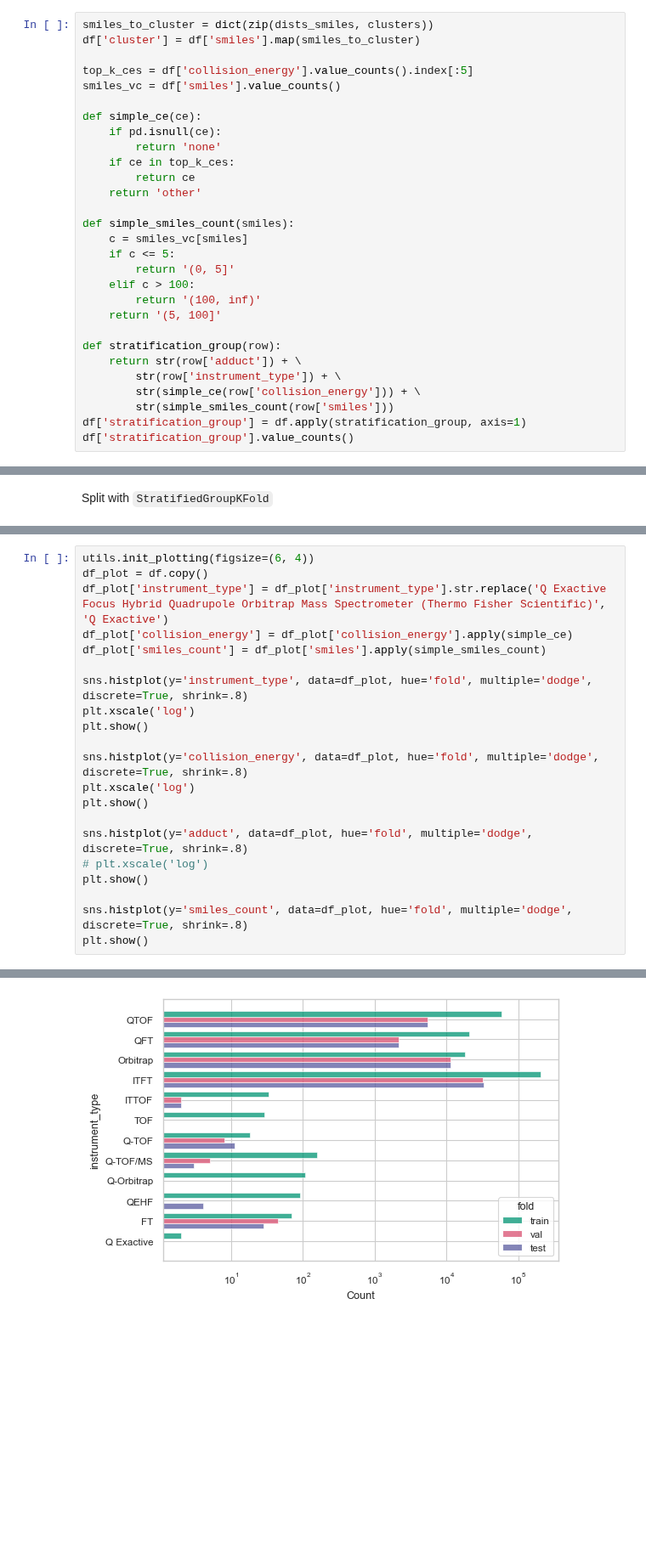
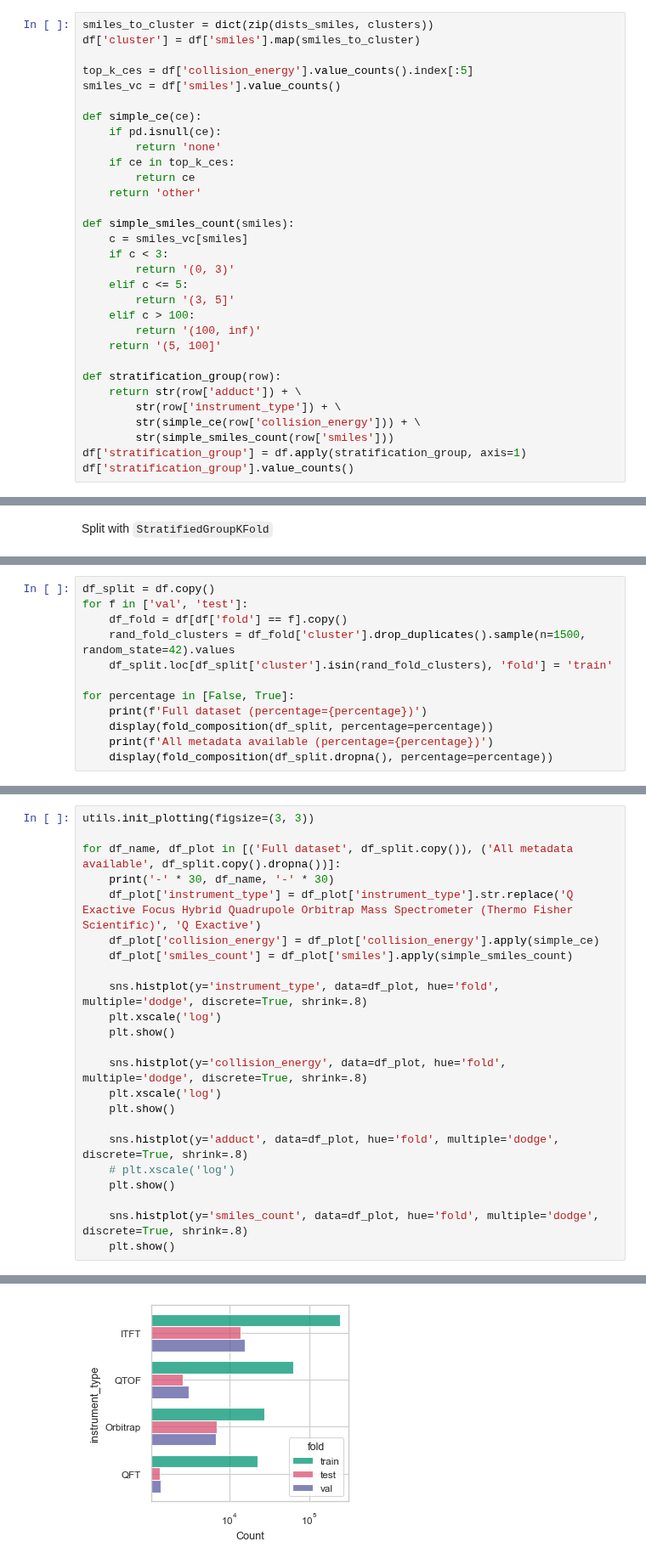
Before and after one commit to pluskal-lab/MassSpecGym, a Jupyter notebook: notebooks/split.ipynb, the cells around one changed output, grey strips where cells are left out. Shown at 85% size. Saved outputs shown, nothing was run; the diff lists cells and outputs as text; blank space fills up the shorter version.

```diff
--- a/notebooks/split.ipynb
+++ b/notebooks/split.ipynb
@@ -102,8 +102,10 @@ def simple_ce(ce):
 
 def simple_smiles_count(smiles):
     c = smiles_vc[smiles]
-    if c <= 5:
-        return '(0, 5]'
+    if c < 3:
+        return '(0, 3)'
+    elif c <= 5:
+        return '(3, 5]'
     elif c > 100:
         return '(100, inf)'
     return '(5, 100]'
@@ -174,0 +226,12 @@ df.groupby(['fold']).agg({'smiles': 'nunique', 'identifier': 'nunique'})
+# %%
+df_split = df.copy()
+for f in ['val', 'test']:
+    df_fold = df[df['fold'] == f].copy()
+    rand_fold_clusters = df_fold['cluster'].drop_duplicates().sample(n=1500, random_state=42).values
+    df_split.loc[df_split['cluster'].isin(rand_fold_clusters), 'fold'] = 'train'
+
+for percentage in [False, True]:
+    print(f'Full dataset (percentage={percentage})')
+    display(fold_composition(df_split, percentage=percentage))
+    print(f'All metadata available (percentage={percentage})')
+    display(fold_composition(df_split.dropna(), percentage=percentage))
@@ -175,22 +263,24 @@ df.groupby(['fold']).agg({'smiles': 'nunique', 'identifier': 'nunique'})
 # %%
-utils.init_plotting(figsize=(6, 4))
-df_plot = df.copy()
-df_plot['instrument_type'] = df_plot['instrument_type'].str.replace('Q Exactive Focus Hybrid Quadrupole Orbitrap Mass Spectrometer (Thermo Fisher Scientific)', 'Q Exactive')
-df_plot['collision_energy'] = df_plot['collision_energy'].apply(simple_ce)
-df_plot['smiles_count'] = df_plot['smiles'].apply(simple_smiles_count)
+utils.init_plotting(figsize=(3, 3))
 
-sns.histplot(y='instrument_type', data=df_plot, hue='fold', multiple='dodge', discrete=True, shrink=.8)
-plt.xscale('log')
-plt.show()
+for df_name, df_plot in [('Full dataset', df_split.copy()), ('All metadata available', df_split.copy().dropna())]:
+    print('-' * 30, df_name, '-' * 30)
+    df_plot['instrument_type'] = df_plot['instrument_type'].str.replace('Q Exactive Focus Hybrid Quadrupole Orbitrap Mass Spectrometer (Thermo Fisher Scientific)', 'Q Exactive')
+    df_plot['collision_energy'] = df_plot['collision_energy'].apply(simple_ce)
+    df_plot['smiles_count'] = df_plot['smiles'].apply(simple_smiles_count)
 
-sns.histplot(y='collision_energy', data=df_plot, hue='fold', multiple='dodge', discrete=True, shrink=.8)
-plt.xscale('log')
-plt.show()
+    sns.histplot(y='instrument_type', data=df_plot, hue='fold', multiple='dodge', discrete=True, shrink=.8)
+    plt.xscale('log')
+    plt.show()
 
-sns.histplot(y='adduct', data=df_plot, hue='fold', multiple='dodge', discrete=True, shrink=.8)
-# plt.xscale('log')
-plt.show()
+    sns.histplot(y='collision_energy', data=df_plot, hue='fold', multiple='dodge', discrete=True, shrink=.8)
+    plt.xscale('log')
+    plt.show()
 
-sns.histplot(y='smiles_count', data=df_plot, hue='fold', multiple='dodge', discrete=True, shrink=.8)
-plt.show()
+    sns.histplot(y='adduct', data=df_plot, hue='fold', multiple='dodge', discrete=True, shrink=.8)
+    # plt.xscale('log')
+    plt.show()
+
+    sns.histplot(y='smiles_count', data=df_plot, hue='fold', multiple='dodge', discrete=True, shrink=.8)
+    plt.show()
 # %% [output]
@@ -197 +288 @@ plt.show()
-[figure, old version]
+[figure, new version]
```
Also changed, not shown: parts of 15 cells of this notebook, 1 other file.
